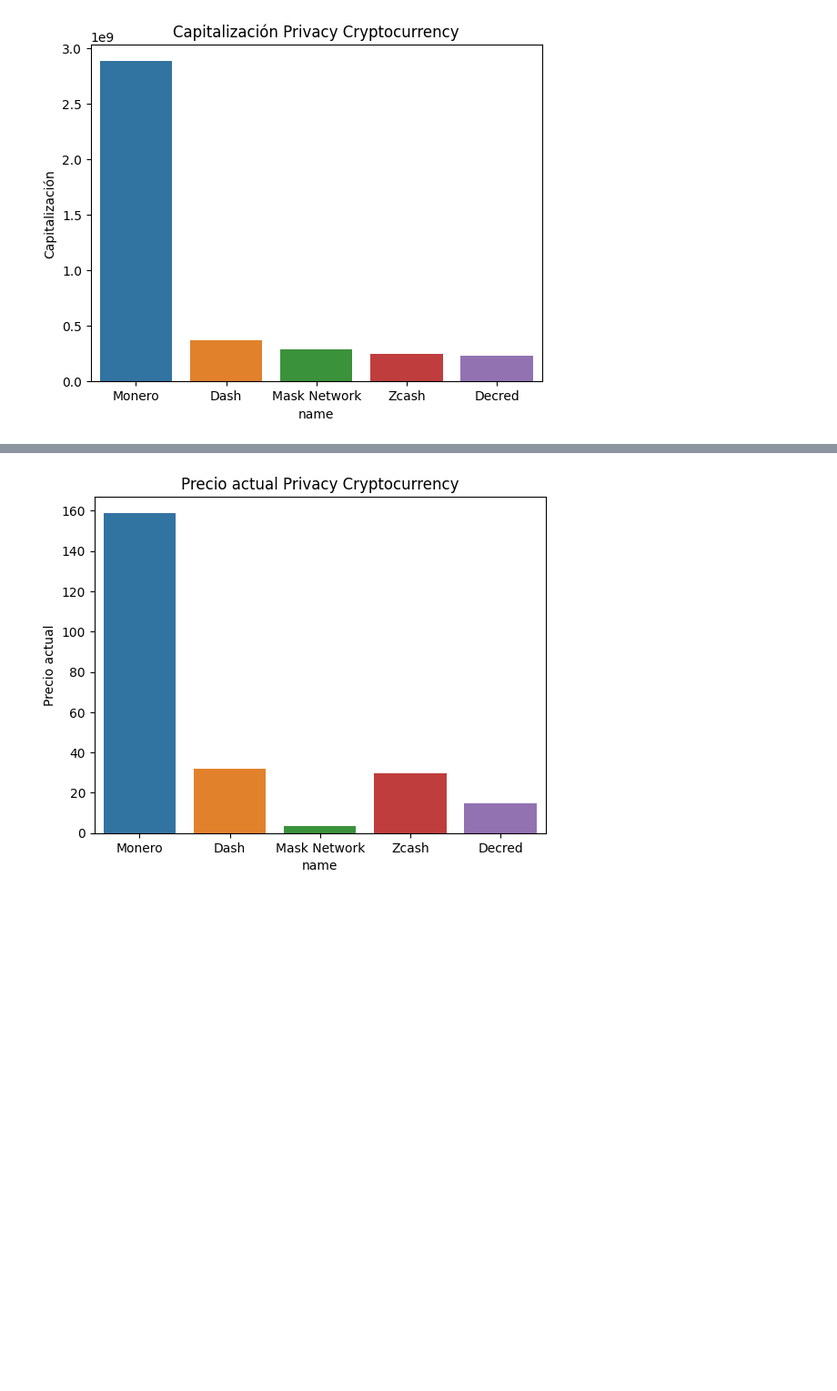
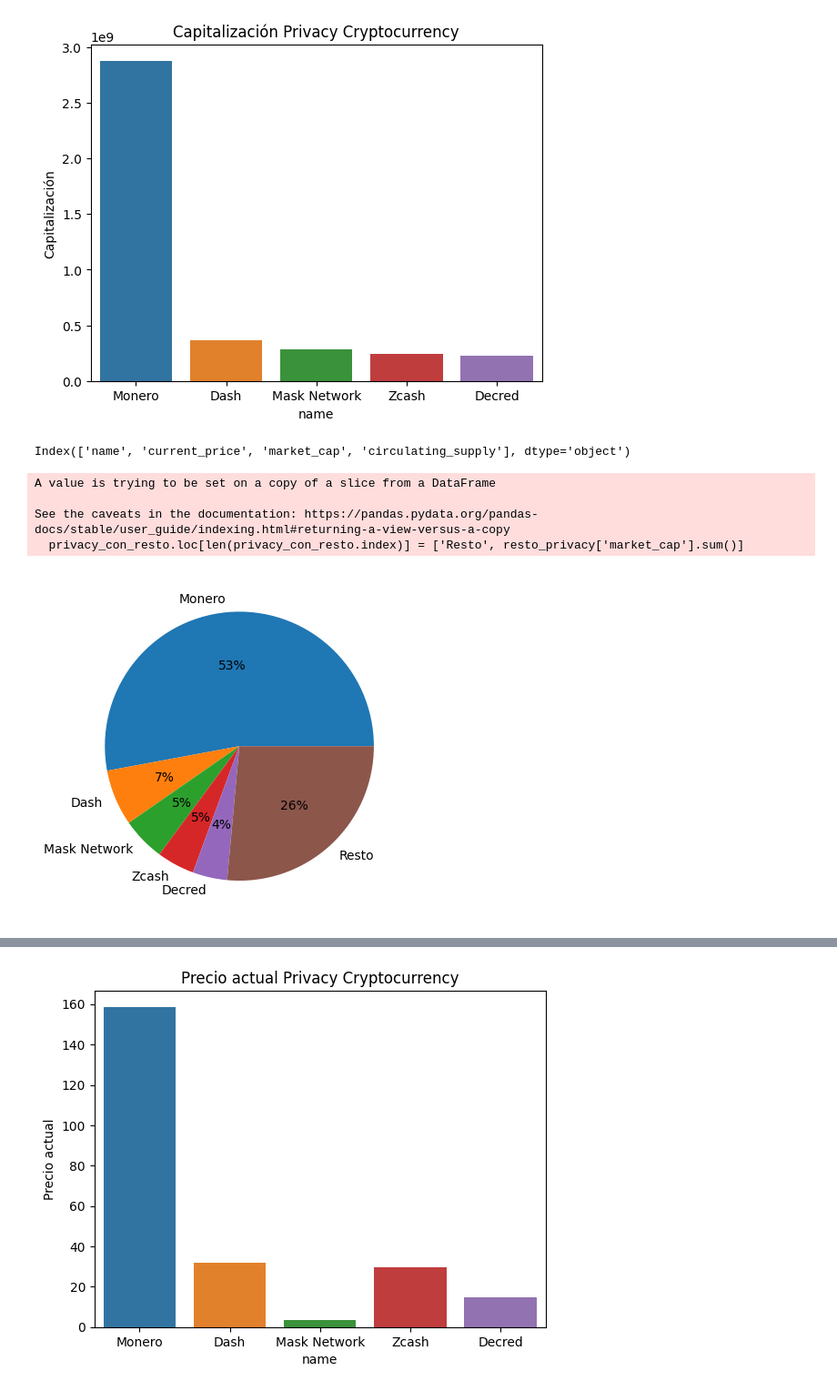
Before and after one commit to cristian-torres-ds/cryptocurrency_market_data_analytics, a Jupyter notebook: 2_crypto_selection.ipynb, the cells around one changed output, grey strips where cells are left out. Shown: that part at 91% size. Cells and saved outputs as stored; diff of their text form; code cells hidden in the pictures; blank space fills up the shorter version.

```diff
--- a/2_crypto_selection.ipynb
+++ b/2_crypto_selection.ipynb
@@ -85,7 +81,7 @@ Estas son las 10 monedas que vamos a seleccionar para hacer nuestro análisis
 # %%
-privacy_list = pryvacy_df.name.tolist()
-print(privacy_list)
+privacy_list = privacy_df.name.tolist()
+print(f"Privacy: {privacy_list}")
 
 payment_list = payment_df.name.tolist()
-print(payment_list)
+print(f"Payment: {payment_list}")
 # %% [output]
@@ -98,3 +94,25 @@ plt.ylabel("Capitalización")
 plt.show()
 # %% [output]
 [figure]
+# %%
+privacy_df.columns
+# %% [output]
+Index(['name', 'current_price', 'market_cap', 'circulating_supply'], dtype='object')
+# %%
+# Vamos a comparar la capitalización de las monedas elegidas con el resto.
+resto_privacy = privacy_data_by_m_cap[['name', 'market_cap']][~(privacy_data_by_m_cap['name'].isin(privacy_list))] # el "~" transforma al is-in en un not-in
+
+privacy_con_resto = privacy_df[['name', 'market_cap']]
+
+privacy_con_resto.loc[len(privacy_con_resto.index)] = ['Resto', resto_privacy['market_cap'].sum()]
+# %% [output]
+A value is trying to be set on a copy of a slice from a DataFrame
+
+See the caveats in the documentation: https://pandas.pydata.org/pandas-docs/stable/user_guide/indexing.html#returning-a-view-versus-a-copy
+  privacy_con_resto.loc[len(privacy_con_resto.index)] = ['Resto', resto_privacy['market_cap'].sum()]
+# %%
+plt.pie(privacy_con_resto.market_cap, labels=privacy_con_resto.name, autopct='%.0f%%')
+
+plt.show()
+# %% [output]
+[figure, added]
```
Also changed, not shown: parts of 12 cells of this notebook, 7 other files.
